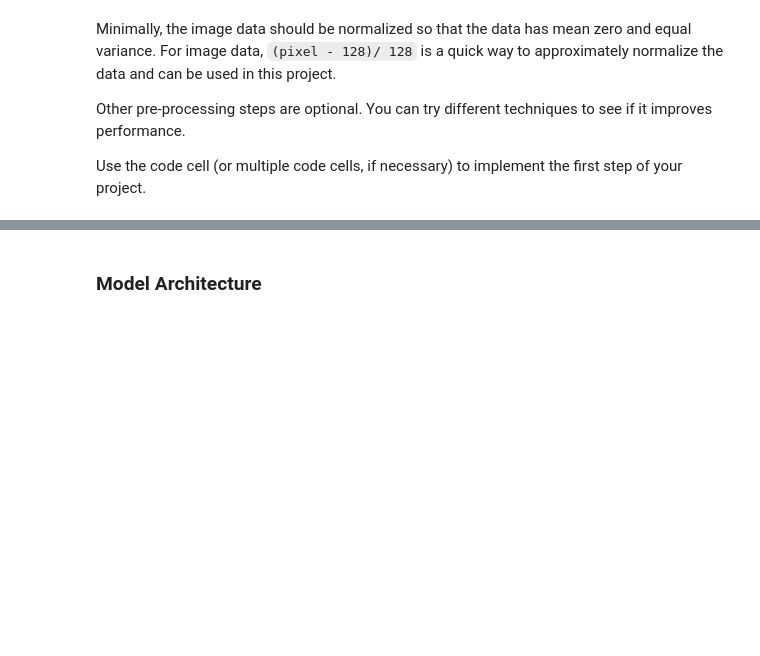
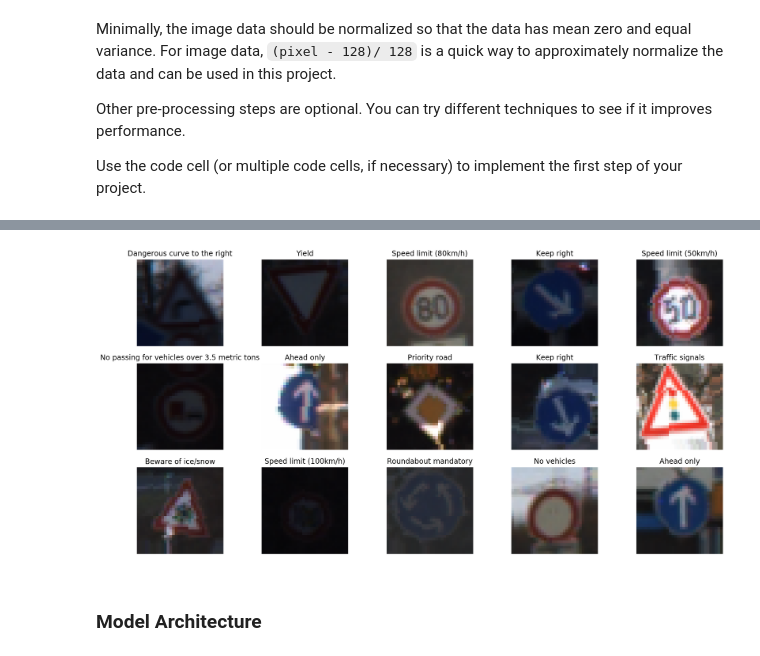
Before and after one commit to ypwhs/ND013, a Jupyter notebook: CarND-P2-Traffic-Sign-Classifier/Traffic_Sign_Classifier.ipynb, the cells around one changed output, grey strips where cells are left out. Drawn from its saved outputs; the diff is of its cells as text; code cells hidden in the pictures; blank space fills up the shorter version.

```diff
--- a/CarND-P2-Traffic-Sign-Classifier/Traffic_Sign_Classifier.ipynb
+++ b/CarND-P2-Traffic-Sign-Classifier/Traffic_Sign_Classifier.ipynb
@@ -162,3 +187,14 @@ datagen.fit(X_train)
+# %%
+X_vis_aug, y_vis_aug = next(datagen.flow(X_vis, y_vis, batch_size=16, shuffle=False))
+
+plt.figure(figsize=(18, 9))
+for i in range(15):
+    plt.subplot(3, 5, i+1)
+    plt.imshow((X_vis_aug[i]+1)/2)
+    plt.title(table[y_vis_aug[i]])
+    plt.axis('off')
+# %% [output]
+[figure, added]
 # %% [markdown]
 ### Model Architecture
 # %%
```
Also changed, not shown: parts of 13 cells of this notebook.
